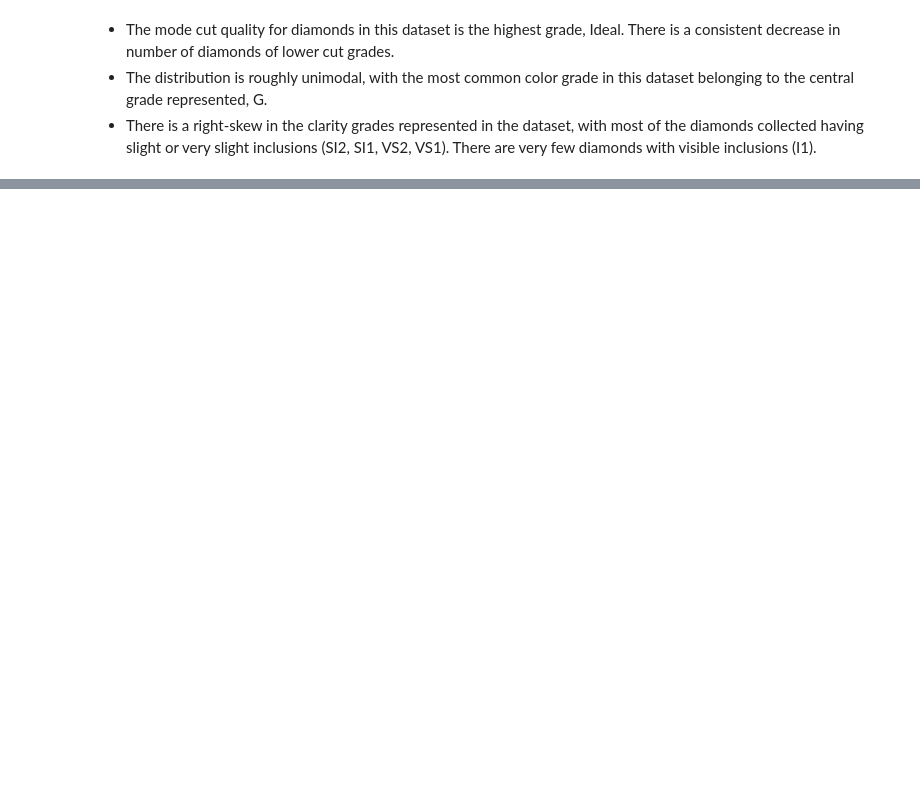
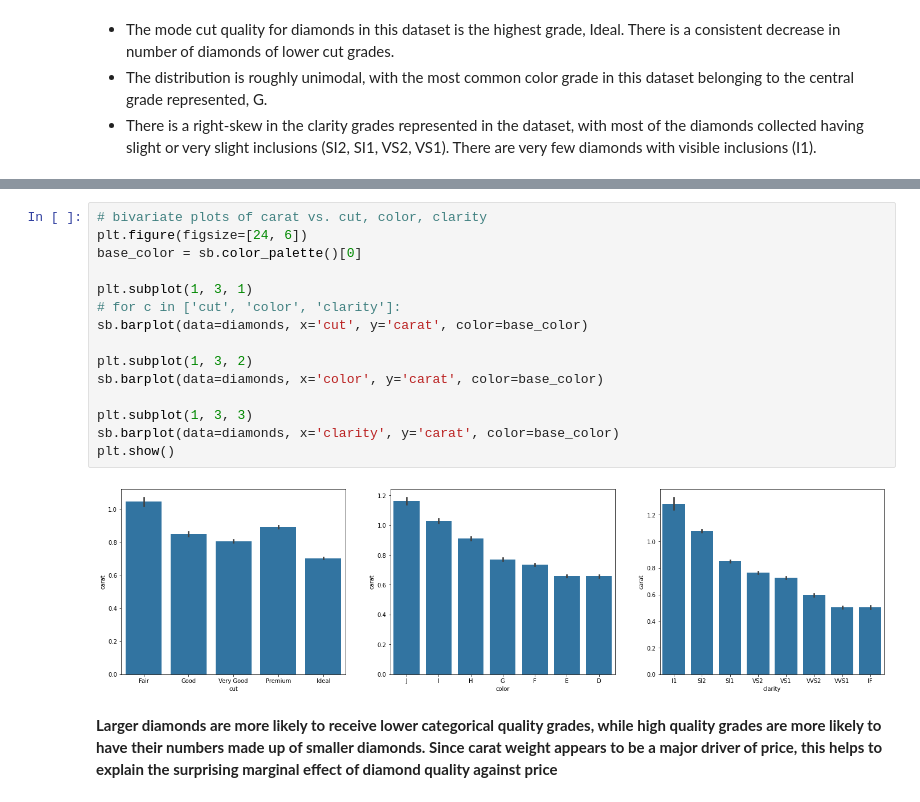
Before and after one commit to jumbamark/Diamond-Explanatory-Analysis, a Jupyter notebook: visualization_report.ipynb, the cells around one changed output, grey strips where cells are left out. Drawn from its saved outputs; the diff is of its cells as text; blank space fills up the shorter version.

```diff
--- a/visualization_report.ipynb
+++ b/visualization_report.ipynb
@@ -132,0 +174,19 @@ sb.countplot(data=diamonds, x='clarity')
+# %%
+# bivariate plots of carat vs. cut, color, clarity
+plt.figure(figsize=[24, 6])
+base_color = sb.color_palette()[0]
+
+plt.subplot(1, 3, 1)
+# for c in ['cut', 'color', 'clarity']:
+sb.barplot(data=diamonds, x='cut', y='carat', color=base_color)
+
+plt.subplot(1, 3, 2)
+sb.barplot(data=diamonds, x='color', y='carat', color=base_color)
+
+plt.subplot(1, 3, 3)
+sb.barplot(data=diamonds, x='clarity', y='carat', color=base_color)
+plt.show()
+# %% [output]
+[figure, added]
+# %% [markdown]
+__Larger diamonds are more likely to receive lower categorical quality grades, while high quality grades are more likely to have their numbers made up of smaller diamonds. Since carat weight appears to be a major driver of price, this helps to explain the surprising marginal effect of diamond quality against price__
```
Also changed, not shown: parts of 8 cells of this notebook.
